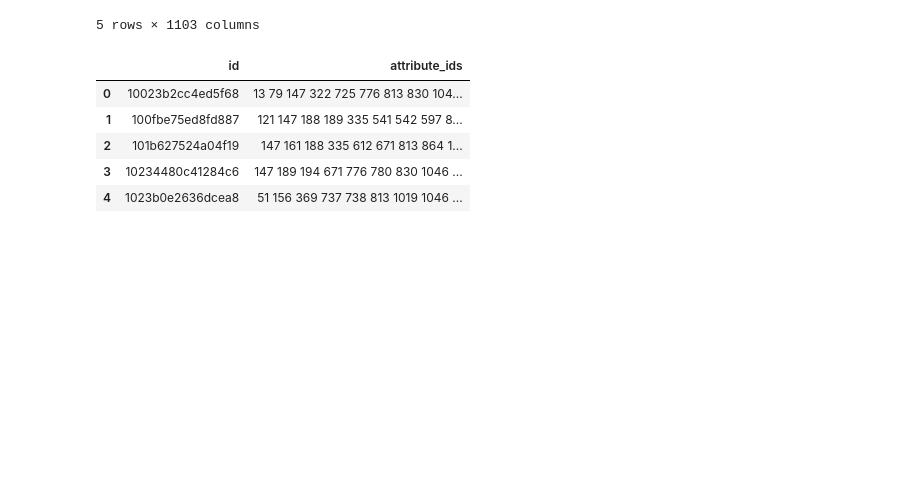
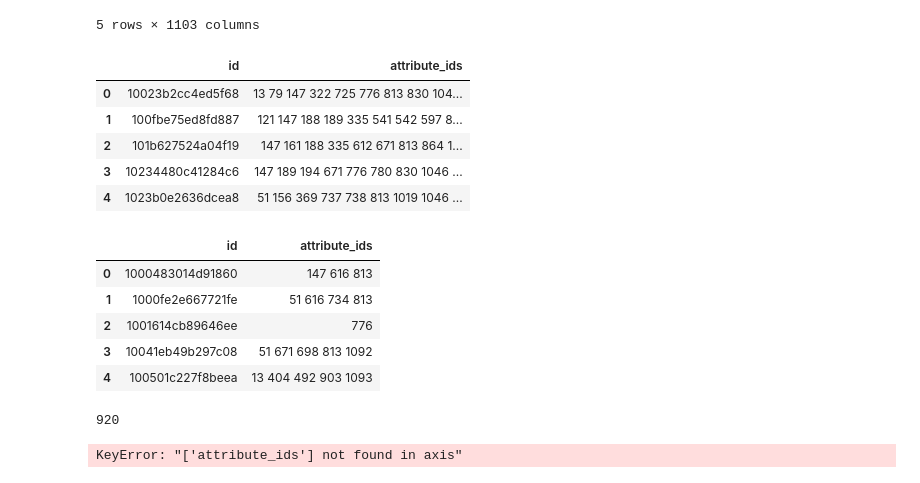
Before and after one commit to georgiypetrov/kaggle-imet, a Jupyter notebook: Ensemble.ipynb, the cells around one changed output. Cells and saved outputs as stored; diff of their text form; code cells hidden in the pictures; blank space fills up the shorter version.

```diff
--- a/Ensemble.ipynb
+++ b/Ensemble.ipynb
@@ -402,3 +402,14 @@ kek.head()
 | 2 | 101b627524a04f19 | 147 161 188 335 612 671 813 864 1... |
 | 3 | 10234480c41284c6 | 147 189 194 671 776 780 830 1046 ... |
 | 4 | 1023b0e2636dcea8 | 51 156 369 737 738 813 1019 1046 ... |
+# %%
+df = pd.read_csv('data/train.csv')
+# %%
+df.head()
+# %% [output]
+|  | id | attribute_ids |
+| 0 | 1000483014d91860 | 147 616 813 |
+| 1 | 1000fe2e667721fe | 51 616 734 813 |
+| 2 | 1001614cb89646ee | 776 |
+| 3 | 10041eb49b297c08 | 51 671 698 813 1092 |
+| 4 | 100501c227f8beea | 13 404 492 903 1093 |
@@ -404,0 +418,8 @@ kek.head()
+# %%
+np.sum(df['count'] == 7)
+# %% [output]
+920
+# %%
+df.drop(['attribute_ids'], axis=0)
+# %% [output]
+KeyError: "['attribute_ids'] not found in axis"
```
Also changed, not shown: parts of 1 cell of this notebook, 10 other files.
